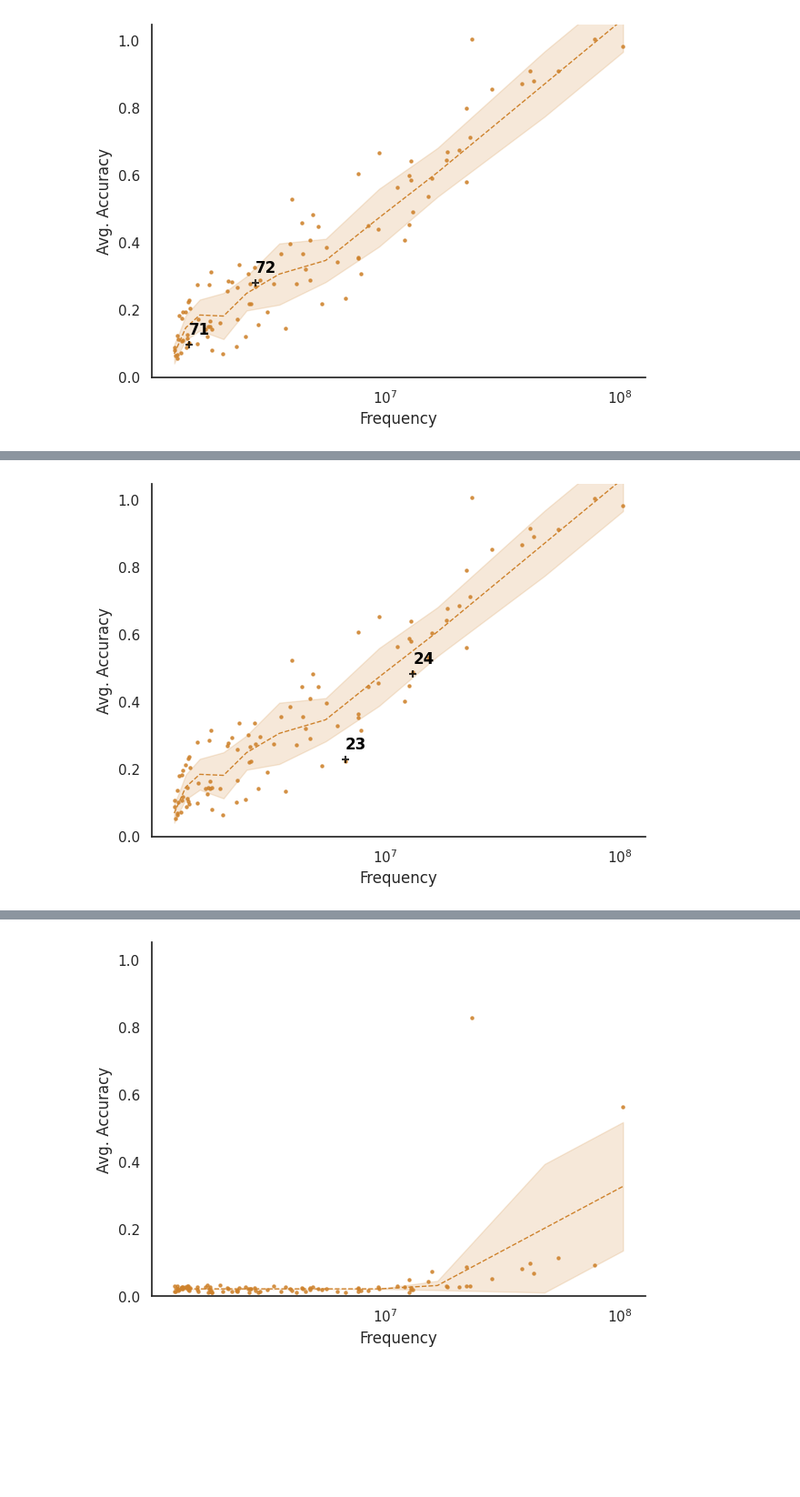
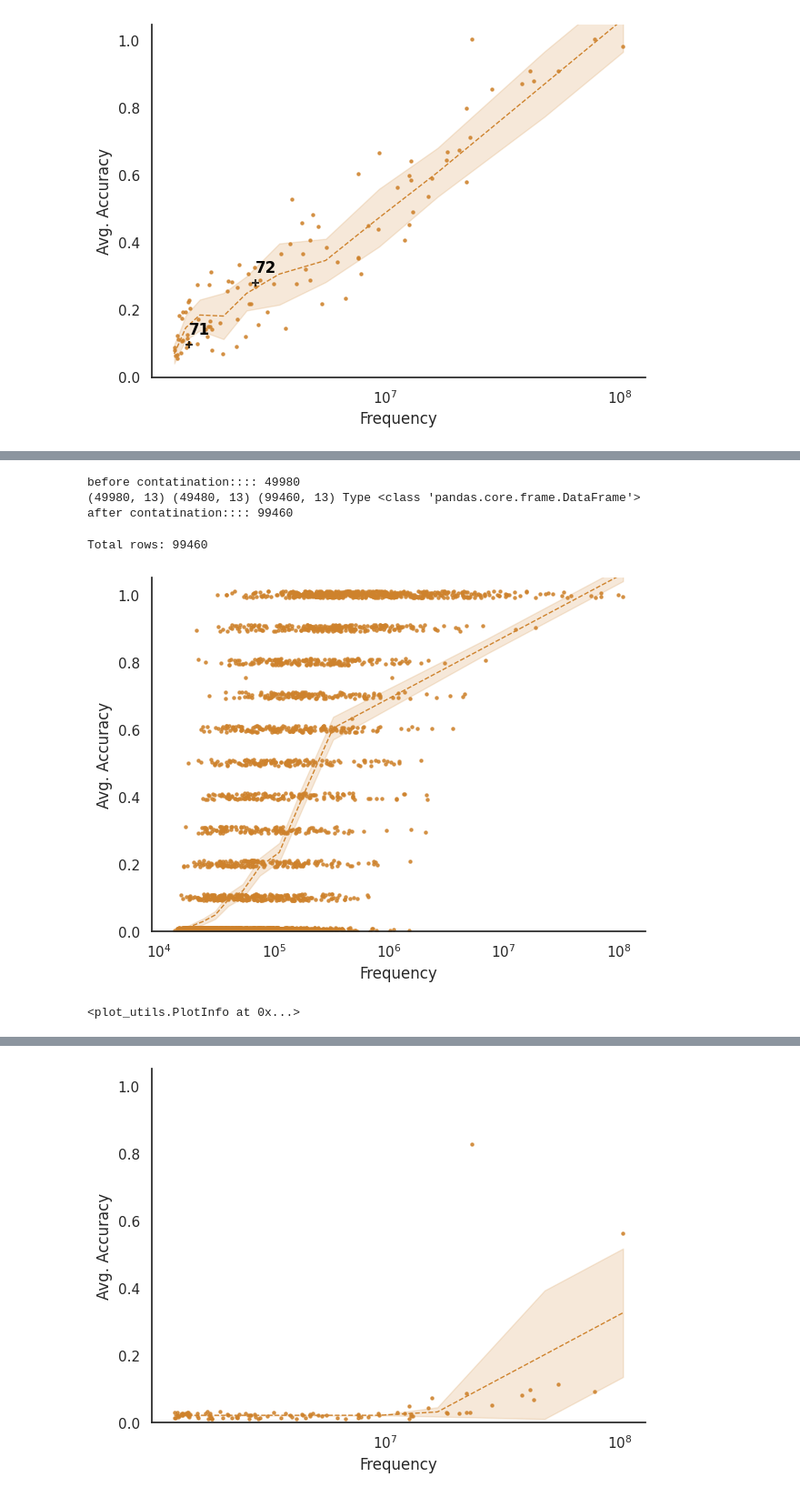
Before and after one commit to yasamanrazeghi7/TermFrequency, a Jupyter notebook: GPTAnalyzer/AggregateResults/clean_plots.ipynb, the cells around one changed output, grey strips where cells are left out. Shown at 91% size. Drawn from its saved outputs; the diff is of its cells as text; code cells hidden in the pictures; blank space fills up the shorter version.

Commit message:
- Add filter to remove high frequent values - Drop zero frequency values - Make the data_file symmetry (x,y) -> (y,x) - Change ImportantPoint annotation

```diff
--- a/GPTAnalyzer/AggregateResults/clean_plots.ipynb
+++ b/GPTAnalyzer/AggregateResults/clean_plots.ipynb
@@ -86,9 +86,15 @@ a = save_freq_acc_plot_and_get_info(
 # %%
-a = save_freq_acc_plot_and_get_info(
-    'mult', 2, 'gptj', key='x',
+save_freq_acc_plot_and_get_info(
+    'mult', 2, 'gptj', key='xy',
     plot_log_reg=False,
     show_plot=True,
     plot_bar=False,
-    important_points=[23, 24])
+    important_points=[23,24, 0,1,2,3,4,5,6,7,8,9,10],
+    make_symmetry=True)
 # %% [output]
+before contatination:::: 49980
+(49980, 13) (49480, 13) (99460, 13) Type <class 'pandas.core.frame.DataFrame'>
+after contatination:::: 99460
+Total rows: 99460
-[figure, old version]
+[figure, new version]
+<plot_utils.PlotInfo at 0x...>
```
Also changed, not shown: parts of 6 cells of this notebook, 1 other file.
